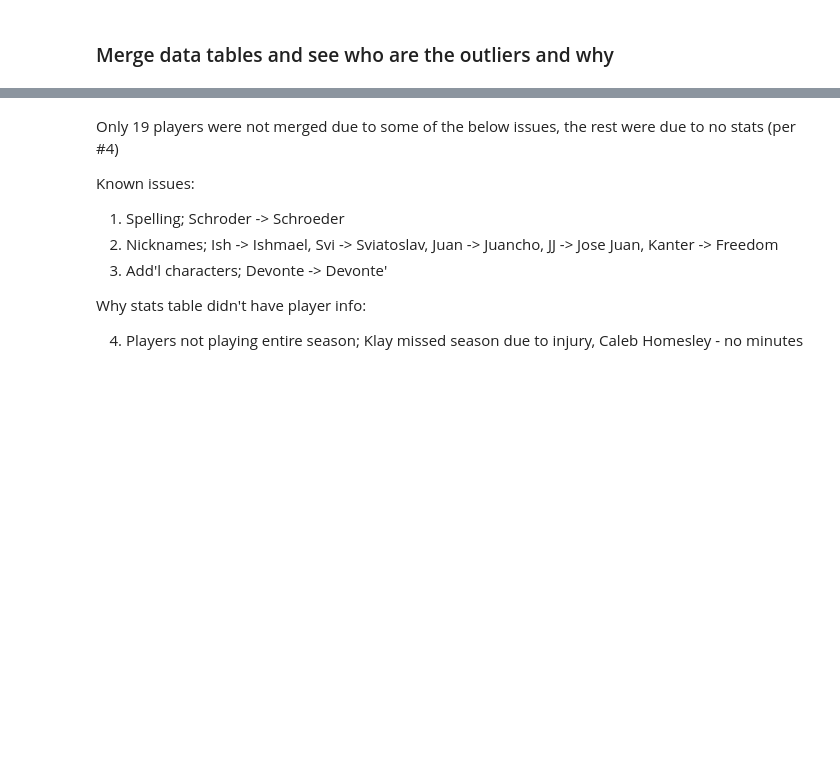
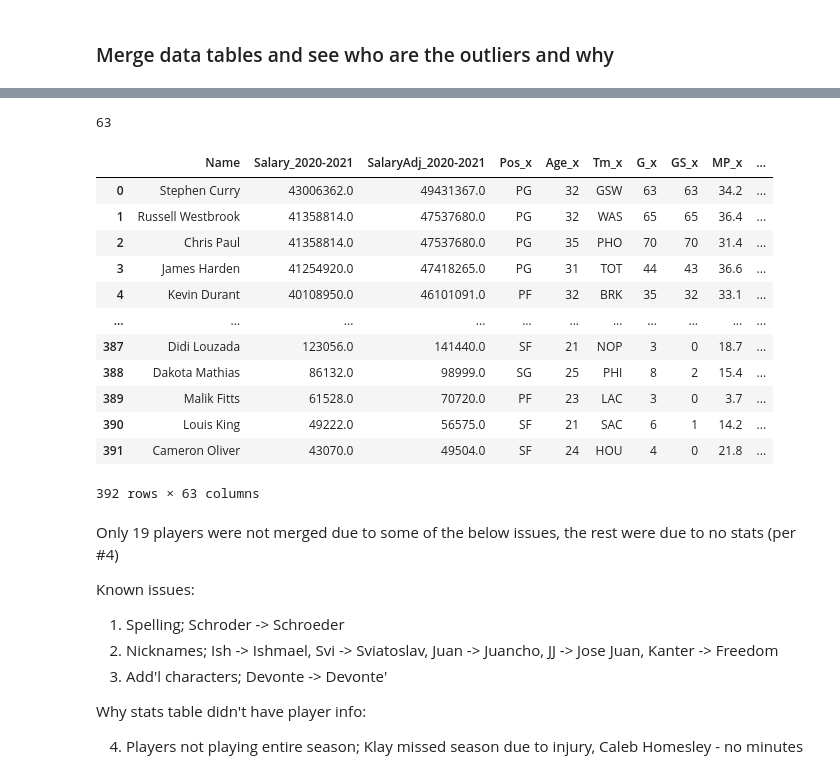
Before and after one commit to AregAdamian/NBA_Salary_Predictor, a Jupyter notebook: NBA Salary Predictor.ipynb, the cells around one changed output, grey strips where cells are left out. Cells and saved outputs as stored; diff of their text form; code cells hidden in the pictures; blank space fills up the shorter version.

```diff
--- a/NBA Salary Predictor.ipynb
+++ b/NBA Salary Predictor.ipynb
@@ -136 +170,21 @@ combined_full[combined_full['Pos'].isna()] # 57, delta of 38
+# %%
+len(df.columns)
+# %% [output]
+63
+# %%
+df
+# %% [output]
+|  | Name | Salary_2020-2021 | SalaryAdj_2020-2021 | Pos_x | Age_x | Tm_x | G_x | GS_x | MP_x | ... |
+| 0 | Stephen Curry | 43006362.0 | 49431367.0 | PG | 32 | GSW | 63 | 63 | 34.2 | ... |
+| 1 | Russell Westbrook | 41358814.0 | 47537680.0 | PG | 32 | WAS | 65 | 65 | 36.4 | ... |
+| 2 | Chris Paul | 41358814.0 | 47537680.0 | PG | 35 | PHO | 70 | 70 | 31.4 | ... |
+| 3 | James Harden | 41254920.0 | 47418265.0 | PG | 31 | TOT | 44 | 43 | 36.6 | ... |
+| 4 | Kevin Durant | 40108950.0 | 46101091.0 | PF | 32 | BRK | 35 | 32 | 33.1 | ... |
+| ... | ... | ... | ... | ... | ... | ... | ... | ... | ... | ... |
+| 387 | Didi Louzada | 123056.0 | 141440.0 | SF | 21 | NOP | 3 | 0 | 18.7 | ... |
+| 388 | Dakota Mathias | 86132.0 | 98999.0 | SG | 25 | PHI | 8 | 2 | 15.4 | ... |
+| 389 | Malik Fitts | 61528.0 | 70720.0 | PF | 23 | LAC | 3 | 0 | 3.7 | ... |
+| 390 | Louis King | 49222.0 | 56575.0 | SF | 21 | SAC | 6 | 1 | 14.2 | ... |
+| 391 | Cameron Oliver | 43070.0 | 49504.0 | SF | 24 | HOU | 4 | 0 | 21.8 | ... |
+392 rows × 63 columns
 # %%
```
Also changed, not shown: parts of 26 cells of this notebook.
